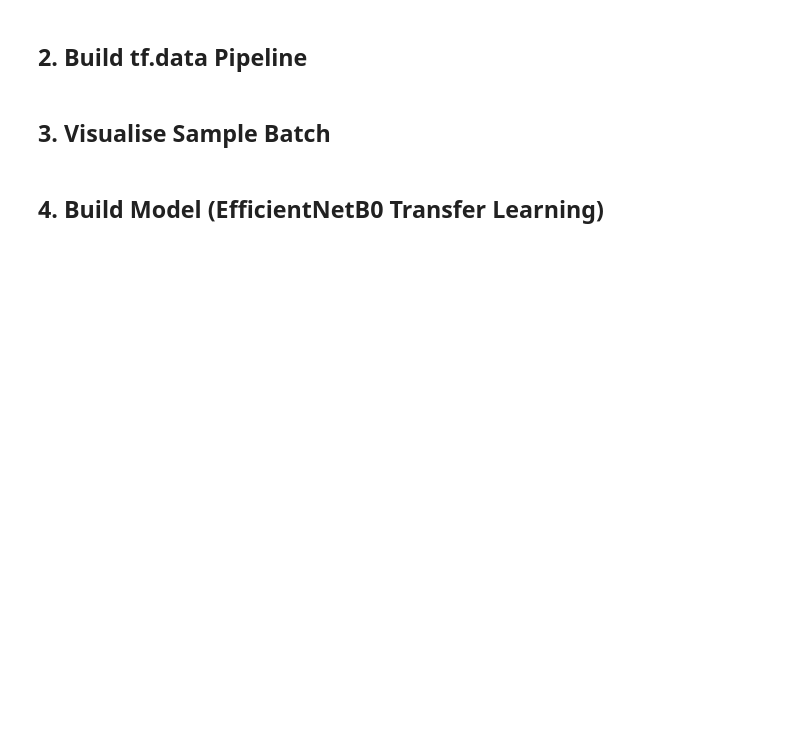
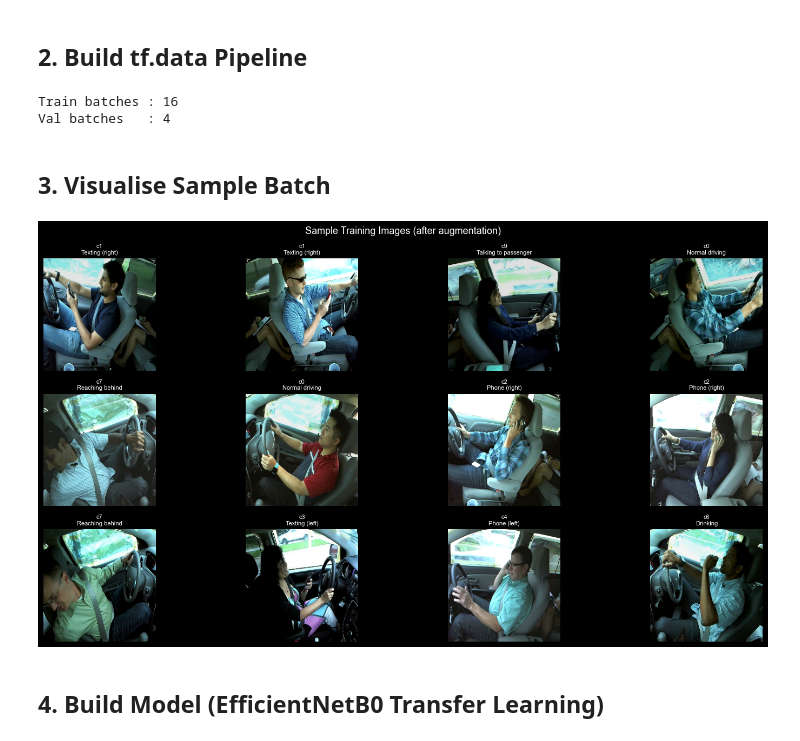
Before and after one commit to hnagnurtme/RoadSentinel, a Jupyter notebook: AI/notebooks/02_training.ipynb, the cells around one changed output. Cells and saved outputs as stored; diff of their text form; code cells hidden in the pictures; blank space fills up the shorter version.

```diff
--- a/AI/notebooks/02_training.ipynb
+++ b/AI/notebooks/02_training.ipynb
@@ -76,18 +102,19 @@ print(f'Full val set   : {len(val_df)} images')
 
 # ─── Sample nếu SAMPLE_MODE ────────────────────────────────────────────────────
 if SAMPLE_MODE:
-    train_df = (
-        train_df
-        .groupby('classname', group_keys=False)
-        .apply(lambda x: x.sample(min(SAMPLE_PER_CLASS, len(x)), random_state=SEED))
-        .reset_index(drop=True)
-    )
-    val_df = (
-        val_df
-        .groupby('classname', group_keys=False)
-        .apply(lambda x: x.sample(min(SAMPLE_PER_CLASS // 5, len(x)), random_state=SEED))
-        .reset_index(drop=True)
-    )
+    # Sample per class using a more robust method to avoid FutureWarnings
+    sampled_train = []
+    for classname, group in train_df.groupby('classname'):
+        sampled = group.sample(min(SAMPLE_PER_CLASS, len(group)), random_state=SEED)
+        sampled_train.append(sampled)
+    train_df = pd.concat(sampled_train, ignore_index=True)
+
+    sampled_val = []
+    for classname, group in val_df.groupby('classname'):
+        sampled = group.sample(min(SAMPLE_PER_CLASS // 5, len(group)), random_state=SEED)
+        sampled_val.append(sampled)
+    val_df = pd.concat(sampled_val, ignore_index=True)
+
     print(f'\n[SAMPLE MODE] Sampled train : {len(train_df)} images')
     print(f'[SAMPLE MODE] Sampled val   : {len(val_df)} images')
 
@@ -116,18 +163,18 @@ def load_image(filepath, label):
     img = tf.io.read_file(filepath)
     img = tf.image.decode_jpeg(img, channels=3)
     img = tf.image.resize(img, [IMG_SIZE, IMG_SIZE])
-    img = tf.cast(img, tf.float32)
-    # EfficientNet expects pixels in [0, 255] — preprocessing built-in
+    # Convert to float32 and normalize to [0, 1]
+    img = tf.cast(img, tf.float32) / 255.0
     return img, label
 
 
 def augment(img, label):
     """Data augmentation cho training set."""
     img = tf.image.random_flip_left_right(img)
-    img = tf.image.random_brightness(img, max_delta=0.2)
-    img = tf.image.random_contrast(img, lower=0.8, upper=1.2)
-    img = tf.image.random_saturation(img, lower=0.8, upper=1.2)
-    img = tf.clip_by_value(img, 0.0, 255.0)
+    img = tf.image.random_brightness(img, max_delta=0.1)
+    img = tf.image.random_contrast(img, lower=0.9, upper=1.1)
+    img = tf.image.random_saturation(img, lower=0.9, upper=1.1)
+    img = tf.clip_by_value(img, 0.0, 1.0)
     return img, label
 
 
@@ -152,25 +199,30 @@ val_ds   = make_dataset(val_df,   training=False)
 
 print('Train batches :', len(train_ds))
 print('Val batches   :', len(val_ds))
+# %% [output]
+Train batches : 16
+Val batches   : 4
 # %% [markdown]
 ## 3. Visualise Sample Batch
 # %%
 idx2class = {v: k for k, v in label2idx.items()}
 
 images, labels = next(iter(train_ds))
 n_show = min(12, BATCH_SIZE)
 
 plt.figure(figsize=(16, 8))
 for i in range(n_show):
     plt.subplot(3, 4, i + 1)
-    img = images[i].numpy().astype(np.uint8)
+    img = images[i].numpy()  # Already in [0,1] range
     cls = idx2class[labels[i].numpy()]
     plt.imshow(img)
     plt.title(f'{cls}\n{CLASS_LABELS[cls]}', fontsize=8)
     plt.axis('off')
 plt.suptitle('Sample Training Images (after augmentation)', fontsize=13)
 plt.tight_layout()
 plt.show()
+# %% [output]
+[figure, added]
 # %% [markdown]
 ## 4. Build Model (EfficientNetB0 Transfer Learning)
 # %%
```
Also changed, not shown: parts of 9 cells of this notebook, 1 other file.
